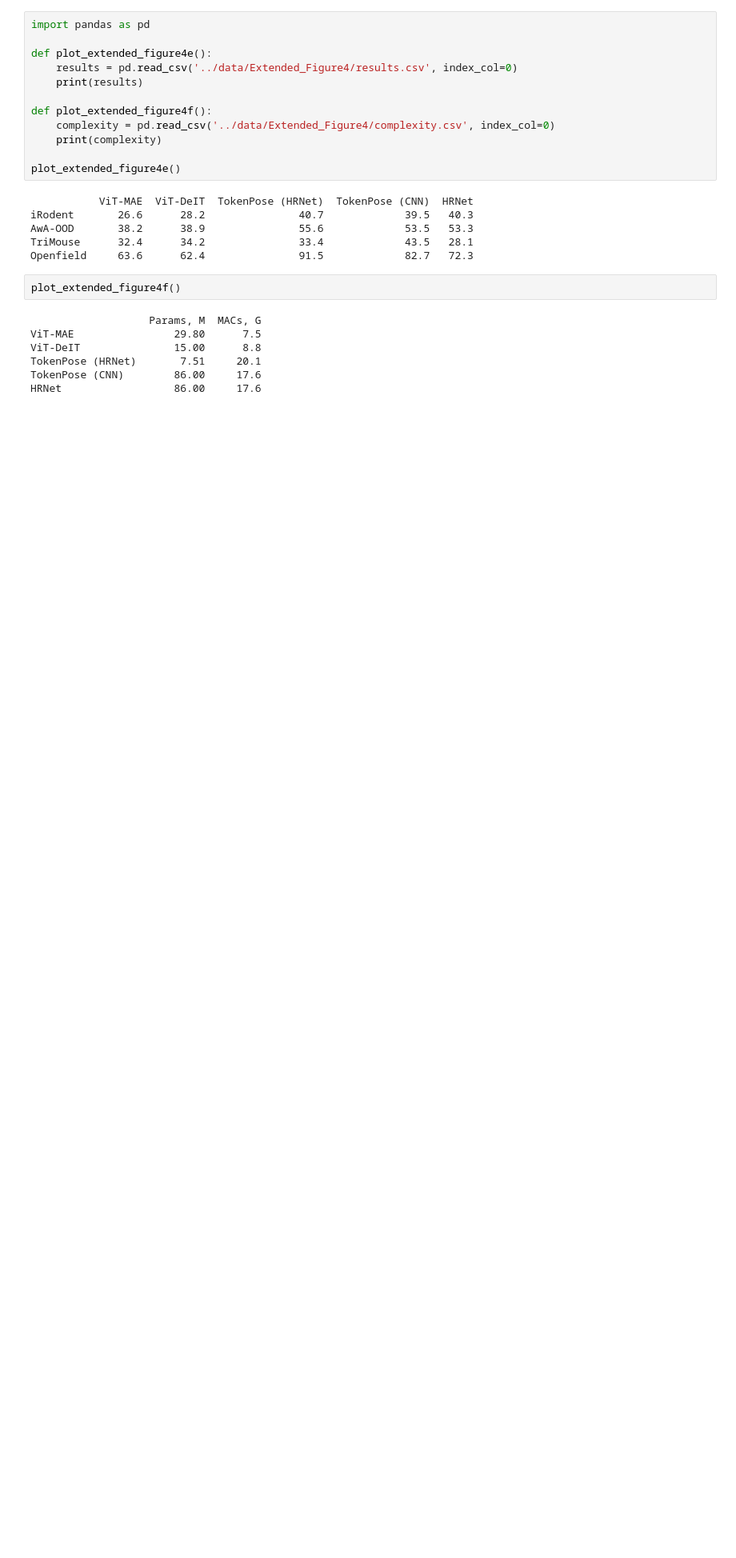
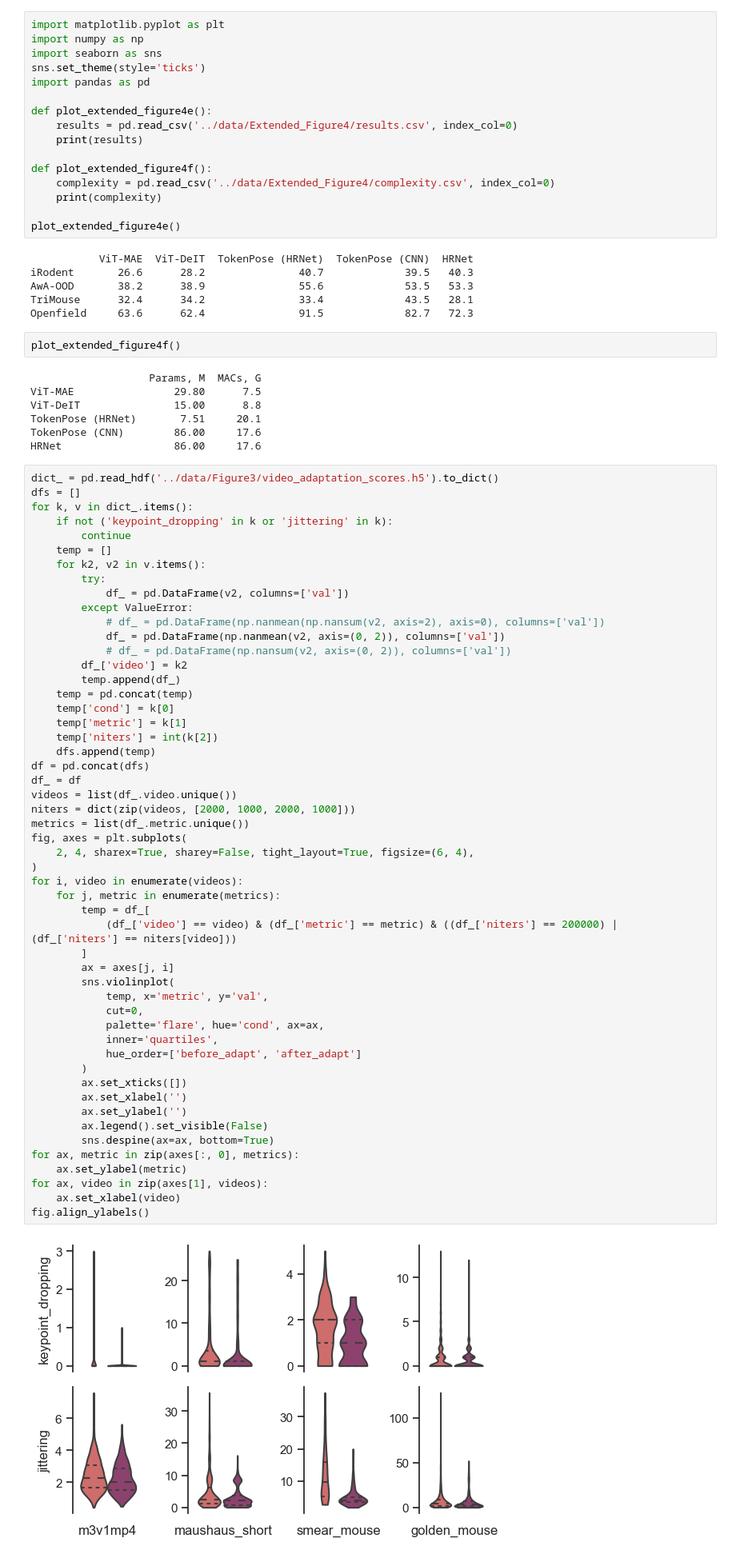
Before and after one commit to AdaptiveMotorControlLab/modelzoo-figures, a Jupyter notebook: figures/Extended_Figure4.ipynb, the cells around one changed output. Shown at 80% size. Saved outputs shown, nothing was run; the diff lists cells and outputs as text; blank space fills up the shorter version.

Commit message:
Add violin plot (#18)

```diff
--- a/figures/Extended_Figure4.ipynb
+++ b/figures/Extended_Figure4.ipynb
@@ -1,4 +1,8 @@
 # %%
+import matplotlib.pyplot as plt
+import numpy as np
+import seaborn as sns
+sns.set_theme(style='ticks')
 import pandas as pd
 
 def plot_extended_figure4e():
@@ -25,3 +29,57 @@ ViT-DeIT               15.00      8.8
 TokenPose (HRNet)       7.51     20.1
 TokenPose (CNN)        86.00     17.6
 HRNet                  86.00     17.6
+# %%
+dict_ = pd.read_hdf('../data/Figure3/video_adaptation_scores.h5').to_dict()
+dfs = []
+for k, v in dict_.items():
+    if not ('keypoint_dropping' in k or 'jittering' in k):
+        continue
+    temp = []
+    for k2, v2 in v.items():
+        try:
+            df_ = pd.DataFrame(v2, columns=['val'])
+        except ValueError:
+            # df_ = pd.DataFrame(np.nanmean(np.nansum(v2, axis=2), axis=0), columns=['val'])
+            df_ = pd.DataFrame(np.nanmean(v2, axis=(0, 2)), columns=['val'])
+            # df_ = pd.DataFrame(np.nansum(v2, axis=(0, 2)), columns=['val'])
+        df_['video'] = k2
+        temp.append(df_)
+    temp = pd.concat(temp)
+    temp['cond'] = k[0]
+    temp['metric'] = k[1]
+    temp['niters'] = int(k[2])
+    dfs.append(temp)
+df = pd.concat(dfs)
+df_ = df
+videos = list(df_.video.unique())
+niters = dict(zip(videos, [2000, 1000, 2000, 1000]))
+metrics = list(df_.metric.unique())
+fig, axes = plt.subplots(
+    2, 4, sharex=True, sharey=False, tight_layout=True, figsize=(6, 4),
+)
+for i, video in enumerate(videos):
+    for j, metric in enumerate(metrics):
+        temp = df_[
+            (df_['video'] == video) & (df_['metric'] == metric) & ((df_['niters'] == 200000) | (df_['niters'] == niters[video]))
+        ]
+        ax = axes[j, i]
+        sns.violinplot(
+            temp, x='metric', y='val',
+            cut=0,
+            palette='flare', hue='cond', ax=ax,
+            inner='quartiles',
+            hue_order=['before_adapt', 'after_adapt']
+        )
+        ax.set_xticks([])
+        ax.set_xlabel('')
+        ax.set_ylabel('')
+        ax.legend().set_visible(False)
+        sns.despine(ax=ax, bottom=True)
+for ax, metric in zip(axes[:, 0], metrics):
+    ax.set_ylabel(metric)
+for ax, video in zip(axes[1], videos):
+    ax.set_xlabel(video)
+fig.align_ylabels()
+# %% [output]
+[figure, added]
```
